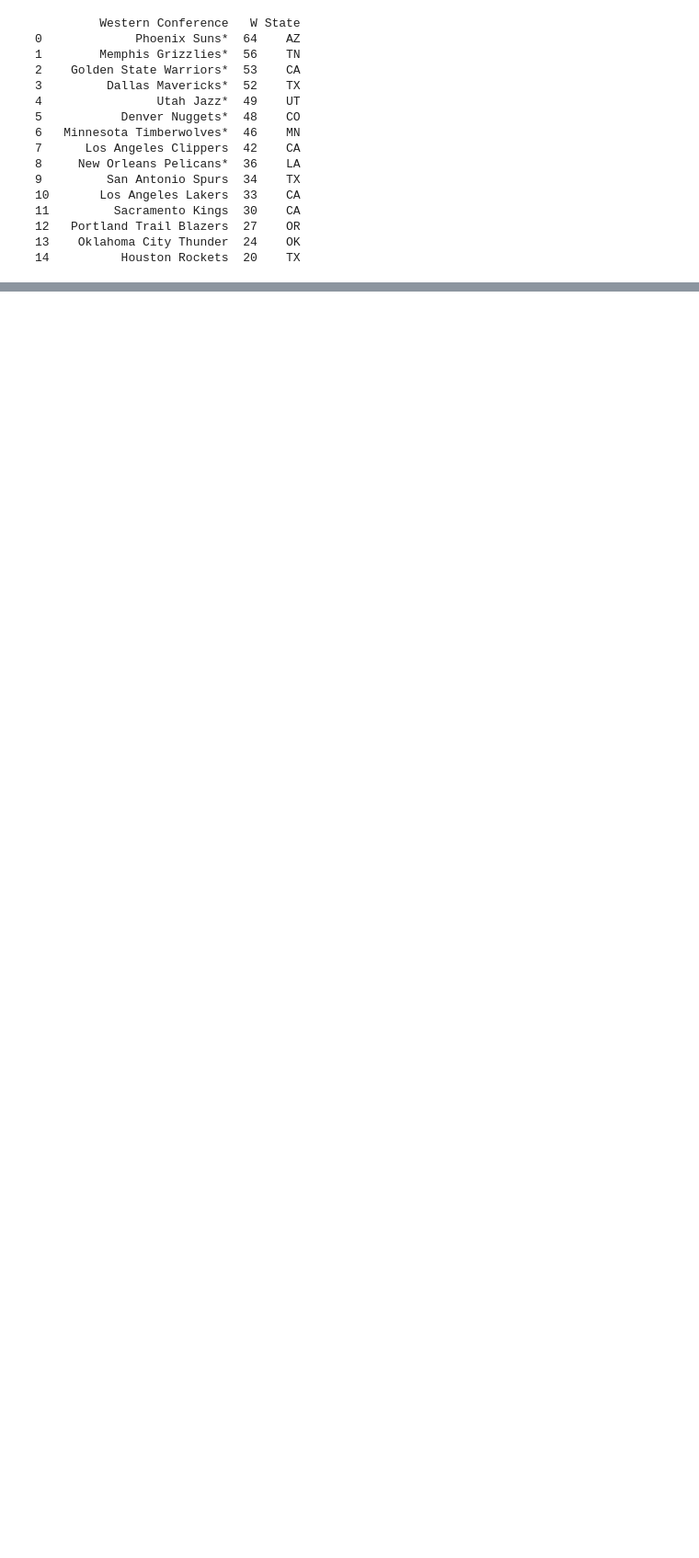
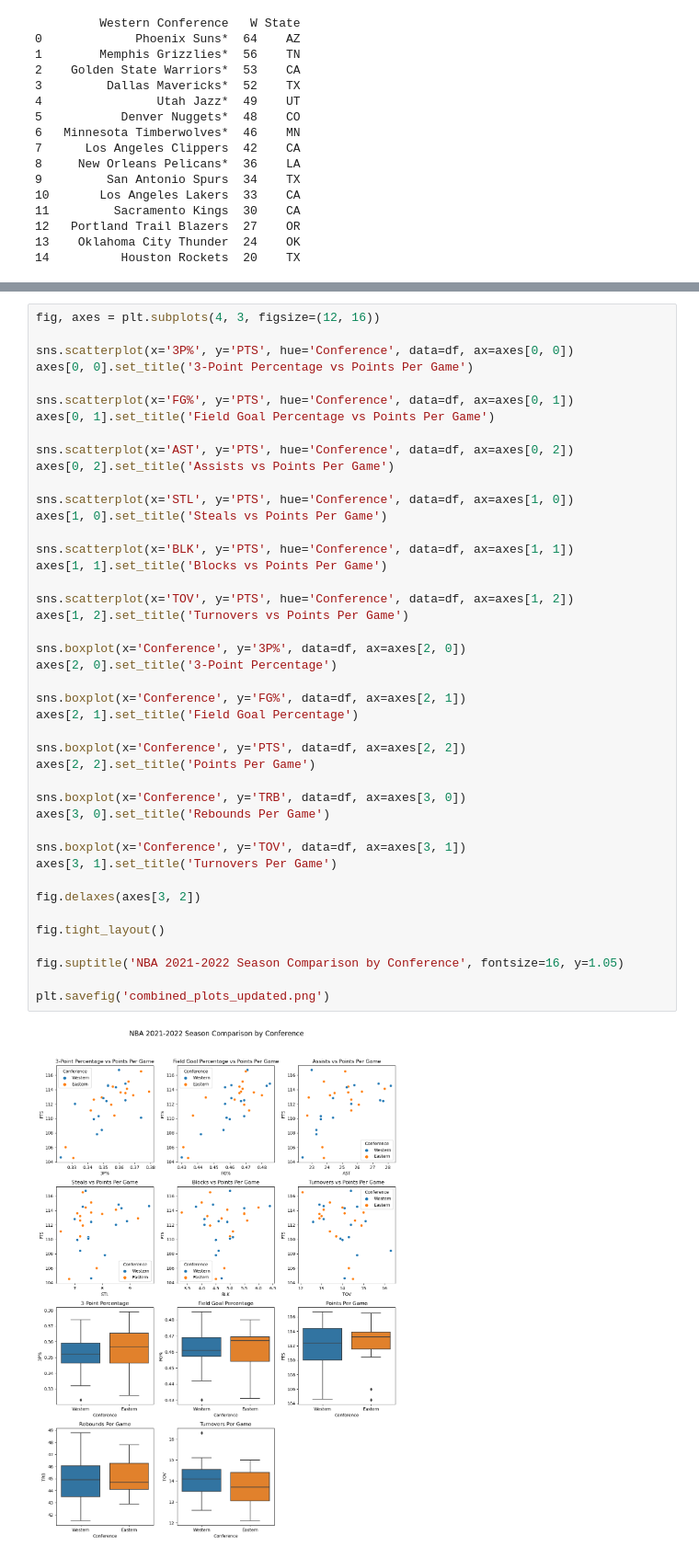
Before and after one commit to Bondi121/Portfolio-2023, a Jupyter notebook: Jupyter Notebook/NBA/NBA data analysis Github.ipynb, the cells around one changed output, grey strips where cells are left out. Shown at 92% size. Cells and saved outputs as stored; diff of their text form; blank space fills up the shorter version.

```diff
--- a/Jupyter Notebook/NBA/NBA data analysis Github.ipynb
+++ b/Jupyter Notebook/NBA/NBA data analysis Github.ipynb
@@ -149,0 +221,45 @@ fig.show()
+# %%
+fig, axes = plt.subplots(4, 3, figsize=(12, 16))
+
+sns.scatterplot(x='3P%', y='PTS', hue='Conference', data=df, ax=axes[0, 0])
+axes[0, 0].set_title('3-Point Percentage vs Points Per Game')
+
+sns.scatterplot(x='FG%', y='PTS', hue='Conference', data=df, ax=axes[0, 1])
+axes[0, 1].set_title('Field Goal Percentage vs Points Per Game')
+
+sns.scatterplot(x='AST', y='PTS', hue='Conference', data=df, ax=axes[0, 2])
+axes[0, 2].set_title('Assists vs Points Per Game')
+
+sns.scatterplot(x='STL', y='PTS', hue='Conference', data=df, ax=axes[1, 0])
+axes[1, 0].set_title('Steals vs Points Per Game')
+
+sns.scatterplot(x='BLK', y='PTS', hue='Conference', data=df, ax=axes[1, 1])
+axes[1, 1].set_title('Blocks vs Points Per Game')
+
+sns.scatterplot(x='TOV', y='PTS', hue='Conference', data=df, ax=axes[1, 2])
+axes[1, 2].set_title('Turnovers vs Points Per Game')
+
+sns.boxplot(x='Conference', y='3P%', data=df, ax=axes[2, 0])
+axes[2, 0].set_title('3-Point Percentage')
+
+sns.boxplot(x='Conference', y='FG%', data=df, ax=axes[2, 1])
+axes[2, 1].set_title('Field Goal Percentage')
+
+sns.boxplot(x='Conference', y='PTS', data=df, ax=axes[2, 2])
+axes[2, 2].set_title('Points Per Game')
+
+sns.boxplot(x='Conference', y='TRB', data=df, ax=axes[3, 0])
+axes[3, 0].set_title('Rebounds Per Game')
+
+sns.boxplot(x='Conference', y='TOV', data=df, ax=axes[3, 1])
+axes[3, 1].set_title('Turnovers Per Game')
+
+fig.delaxes(axes[3, 2])
+
+fig.tight_layout()
+
+fig.suptitle('NBA 2021-2022 Season Comparison by Conference', fontsize=16, y=1.05)
+
+plt.savefig('combined_plots_updated.png')
+# %% [output]
+[figure, added]
```
Also changed, not shown: parts of 5 cells of this notebook, 24 other files.
